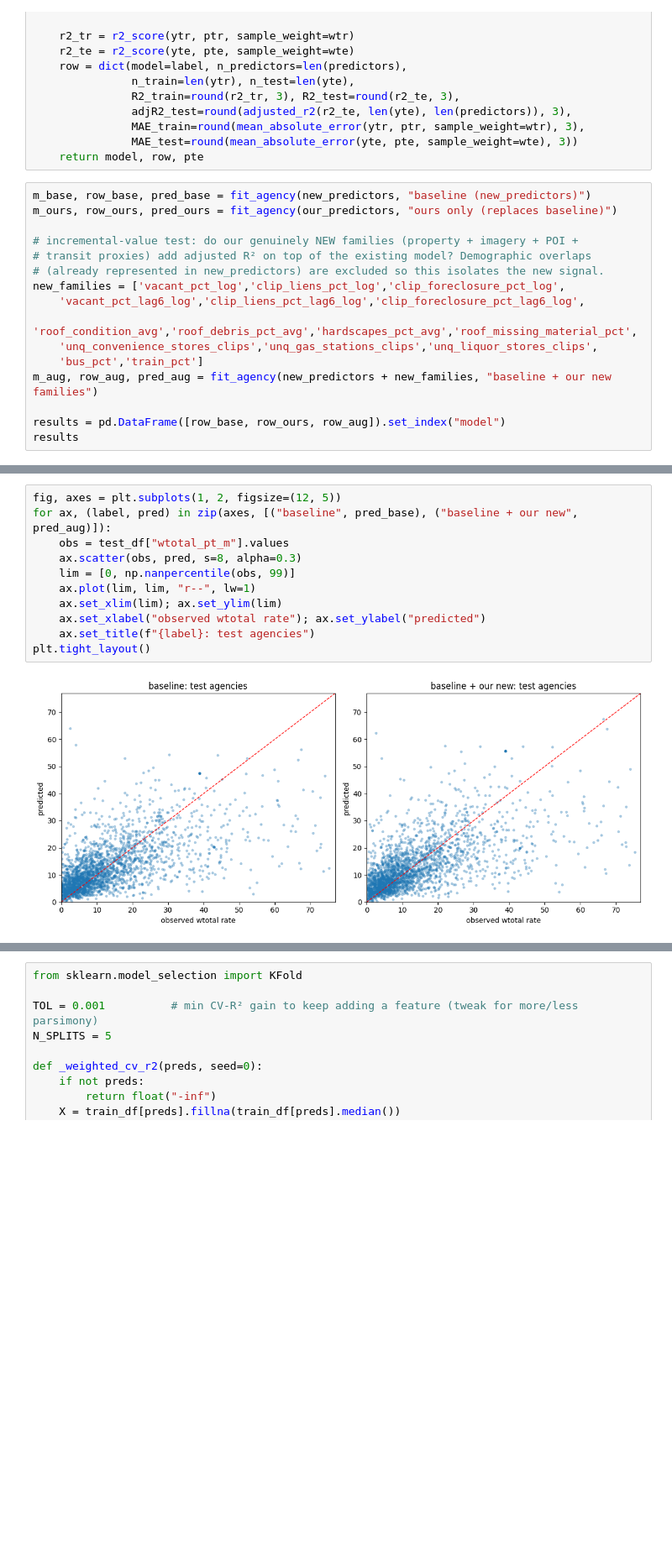
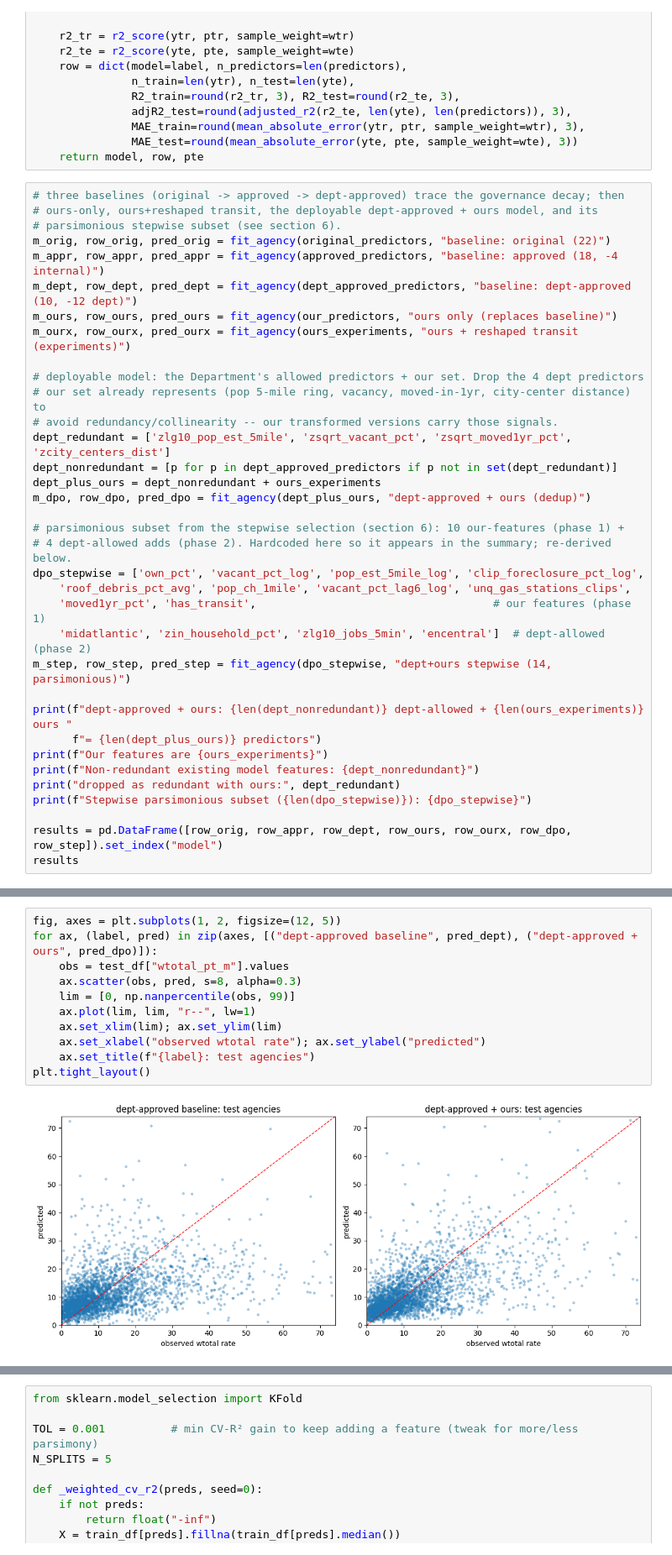
Before and after one commit to eprashar-clgx/crime-idx-2026, a Jupyter notebook: notebooks/regression_modelling/models/03_agency_comparison.ipynb, the cells around one changed output, grey strips where cells are left out. Shown at 84% size. Cells and saved outputs as stored; diff of their text form; blank space fills up the shorter version.

```diff
--- a/notebooks/regression_modelling/models/03_agency_comparison.ipynb
+++ b/notebooks/regression_modelling/models/03_agency_comparison.ipynb
@@ -161,19 +292,38 @@ def fit_agency(predictors, label):
                MAE_test=round(mean_absolute_error(yte, pte, sample_weight=wte), 3))
     return model, row, pte
 # %%
-m_base, row_base, pred_base = fit_agency(new_predictors, "baseline (new_predictors)")
+# three baselines (original -> approved -> dept-approved) trace the governance decay; then
+# ours-only, ours+reshaped transit, the deployable dept-approved + ours model, and its
+# parsimonious stepwise subset (see section 6).
+m_orig, row_orig, pred_orig = fit_agency(original_predictors, "baseline: original (22)")
+m_appr, row_appr, pred_appr = fit_agency(approved_predictors, "baseline: approved (18, -4 internal)")
+m_dept, row_dept, pred_dept = fit_agency(dept_approved_predictors, "baseline: dept-approved (10, -12 dept)")
 m_ours, row_ours, pred_ours = fit_agency(our_predictors, "ours only (replaces baseline)")
+m_ourx, row_ourx, pred_ourx = fit_agency(ours_experiments, "ours + reshaped transit (experiments)")
 
-# incremental-value test: do our genuinely NEW families (property + imagery + POI +
-# transit proxies) add adjusted R² on top of the existing model? Demographic overlaps
-# (already represented in new_predictors) are excluded so this isolates the new signal.
-new_families = ['vacant_pct_log','clip_liens_pct_log','clip_foreclosure_pct_log',
-    'vacant_pct_lag6_log','clip_liens_pct_lag6_log','clip_foreclosure_pct_lag6_log',
-    'roof_condition_avg','roof_debris_pct_avg','hardscapes_pct_avg','roof_missing_material_pct',
-    'unq_convenience_stores_clips','unq_gas_stations_clips','unq_liquor_stores_clips',
-    'bus_pct','train_pct']
-m_aug, row_aug, pred_aug = fit_agency(new_predictors + new_families, "baseline + our new families")
+# deployable model: the Department's allowed predictors + our set. Drop the 4 dept predictors
+# our set already represents (pop 5-mile ring, vacancy, moved-in-1yr, city-center distance) to
+# avoid redundancy/collinearity -- our transformed versions carry those signals.
+dept_redundant = ['zlg10_pop_est_5mile', 'zsqrt_vacant_pct', 'zsqrt_moved1yr_pct', 'zcity_centers_dist']
+dept_nonredundant = [p for p in dept_approved_predictors if p not in set(dept_redundant)]
+dept_plus_ours = dept_nonredundant + ours_experiments
+m_dpo, row_dpo, pred_dpo = fit_agency(dept_plus_ours, "dept-approved + ours (dedup)")
 
-results = pd.DataFrame([row_base, row_ours, row_aug]).set_index("model")
+# parsimonious subset from the stepwise selection (section 6): 10 our-features (phase 1) +
+# 4 dept-allowed adds (phase 2). Hardcoded here so it appears in the summary; re-derived below.
+dpo_stepwise = ['own_pct', 'vacant_pct_log', 'pop_est_5mile_log', 'clip_foreclosure_pct_log',
+    'roof_debris_pct_avg', 'pop_ch_1mile', 'vacant_pct_lag6_log', 'unq_gas_stations_clips',
+    'moved1yr_pct', 'has_transit',                                    # our features (phase 1)
+    'midatlantic', 'zin_household_pct', 'zlg10_jobs_5min', 'encentral']  # dept-allowed (phase 2)
+m_step, row_step, pred_step = fit_agency(dpo_stepwise, "dept+ours stepwise (14, parsimonious)")
+
+print(f"dept-approved + ours: {len(dept_nonredundant)} dept-allowed + {len(ours_experiments)} ours "
+      f"= {len(dept_plus_ours)} predictors")
+print(f"Our features are {ours_experiments}")
+print(f"Non-redundant existing model features: {dept_nonredundant}")
+print("dropped as redundant with ours:", dept_redundant)
+print(f"Stepwise parsimonious subset ({len(dpo_stepwise)}): {dpo_stepwise}")
+
+results = pd.DataFrame([row_orig, row_appr, row_dept, row_ours, row_ourx, row_dpo, row_step]).set_index("model")
 results
 # %% [output]
@@ -243,13 +384,13 @@ coef.reindex(coef.abs().sort_values(ascending=False).index).round(3).to_frame()
 # %%
 fig, axes = plt.subplots(1, 2, figsize=(12, 5))
-for ax, (label, pred) in zip(axes, [("baseline", pred_base), ("baseline + our new", pred_aug)]):
+for ax, (label, pred) in zip(axes, [("dept-approved baseline", pred_dept), ("dept-approved + ours", pred_dpo)]):
     obs = test_df["wtotal_pt_m"].values
     ax.scatter(obs, pred, s=8, alpha=0.3)
     lim = [0, np.nanpercentile(obs, 99)]
     ax.plot(lim, lim, "r--", lw=1)
     ax.set_xlim(lim); ax.set_ylim(lim)
     ax.set_xlabel("observed wtotal rate"); ax.set_ylabel("predicted")
     ax.set_title(f"{label}: test agencies")
 plt.tight_layout()
 # %% [output]
-[figure, old version]
+[figure, new version]
```
Also changed, not shown: parts of 27 cells of this notebook, 1 other file.
